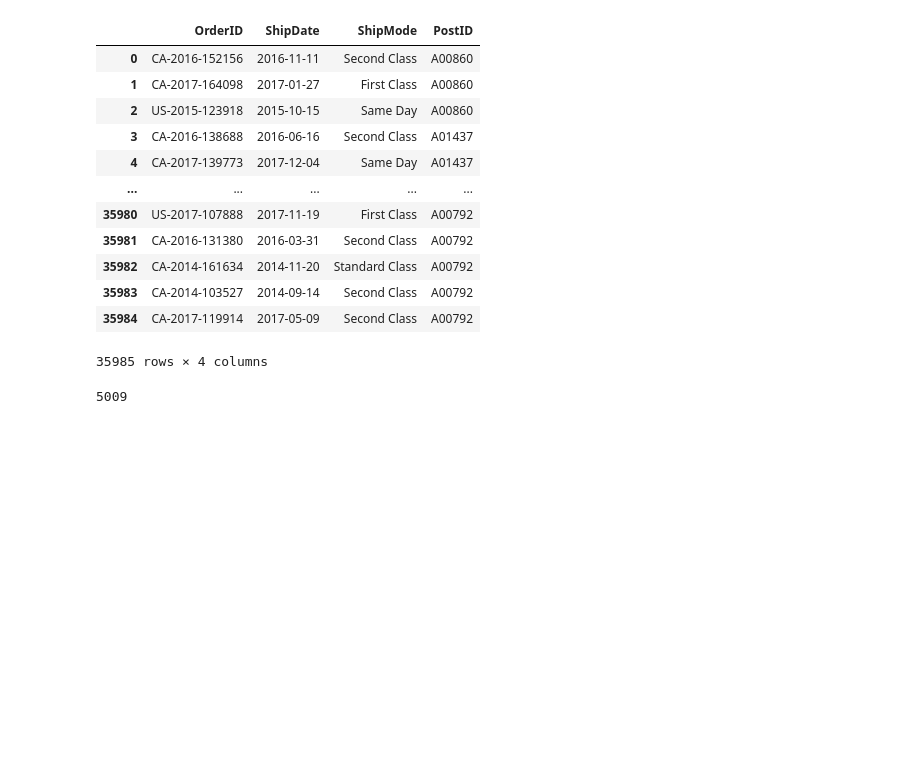
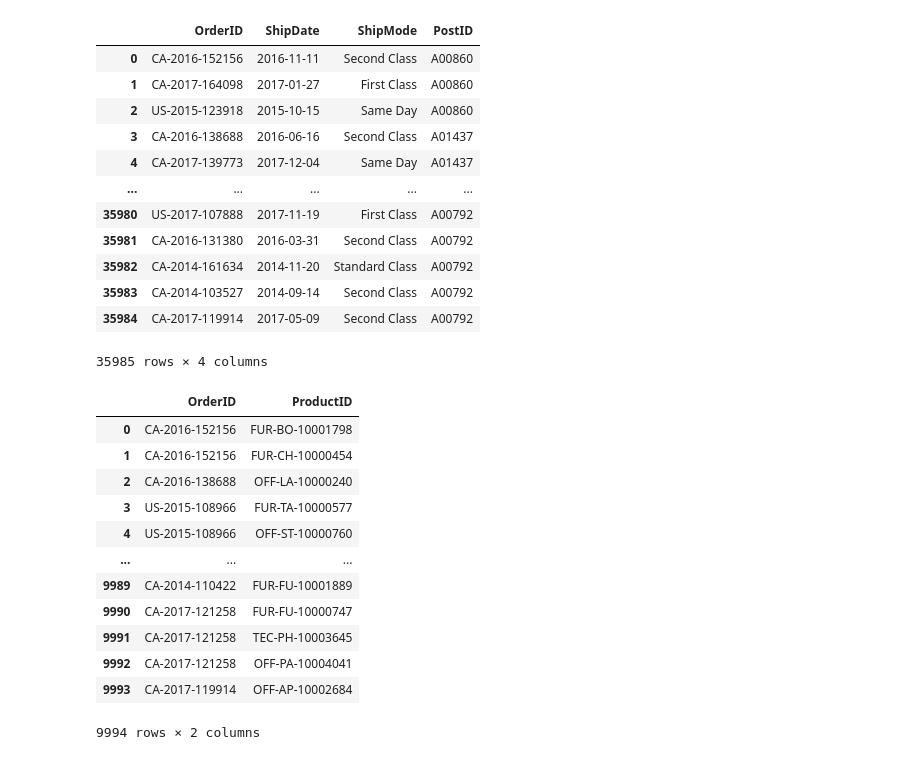
Before and after one commit to Rojhak/BI_analysis, a Jupyter notebook: eda_tableu.ipynb, the cells around one changed output. Cells and saved outputs as stored; diff of their text form; code cells hidden in the pictures; blank space fills up the shorter version.

```diff
--- a/eda_tableu.ipynb
+++ b/eda_tableu.ipynb
@@ -231,6 +231,18 @@ Orders.to_csv("Orders.csv", index=False)
 ProductPrice.to_csv("ProductPrice.csv", index=False)
 Sales.to_csv("Sales.csv", index=False)
 # %%
-db.OrderID.drop_duplicates().size
+db[["OrderID", "ProductID"]]
 # %% [output]
+|  | OrderID | ProductID |
+| 0 | CA-2016-152156 | FUR-BO-10001798 |
+| 1 | CA-2016-152156 | FUR-CH-10000454 |
+| 2 | CA-2016-138688 | OFF-LA-10000240 |
+| 3 | US-2015-108966 | FUR-TA-10000577 |
+| 4 | US-2015-108966 | OFF-ST-10000760 |
+| ... | ... | ... |
+| 9989 | CA-2014-110422 | FUR-FU-10001889 |
+| 9990 | CA-2017-121258 | FUR-FU-10000747 |
+| 9991 | CA-2017-121258 | TEC-PH-10003645 |
+| 9992 | CA-2017-121258 | OFF-PA-10004041 |
+| 9993 | CA-2017-119914 | OFF-AP-10002684 |
-5009
+9994 rows × 2 columns
```
Also changed, not shown: parts of 1 cell of this notebook.
